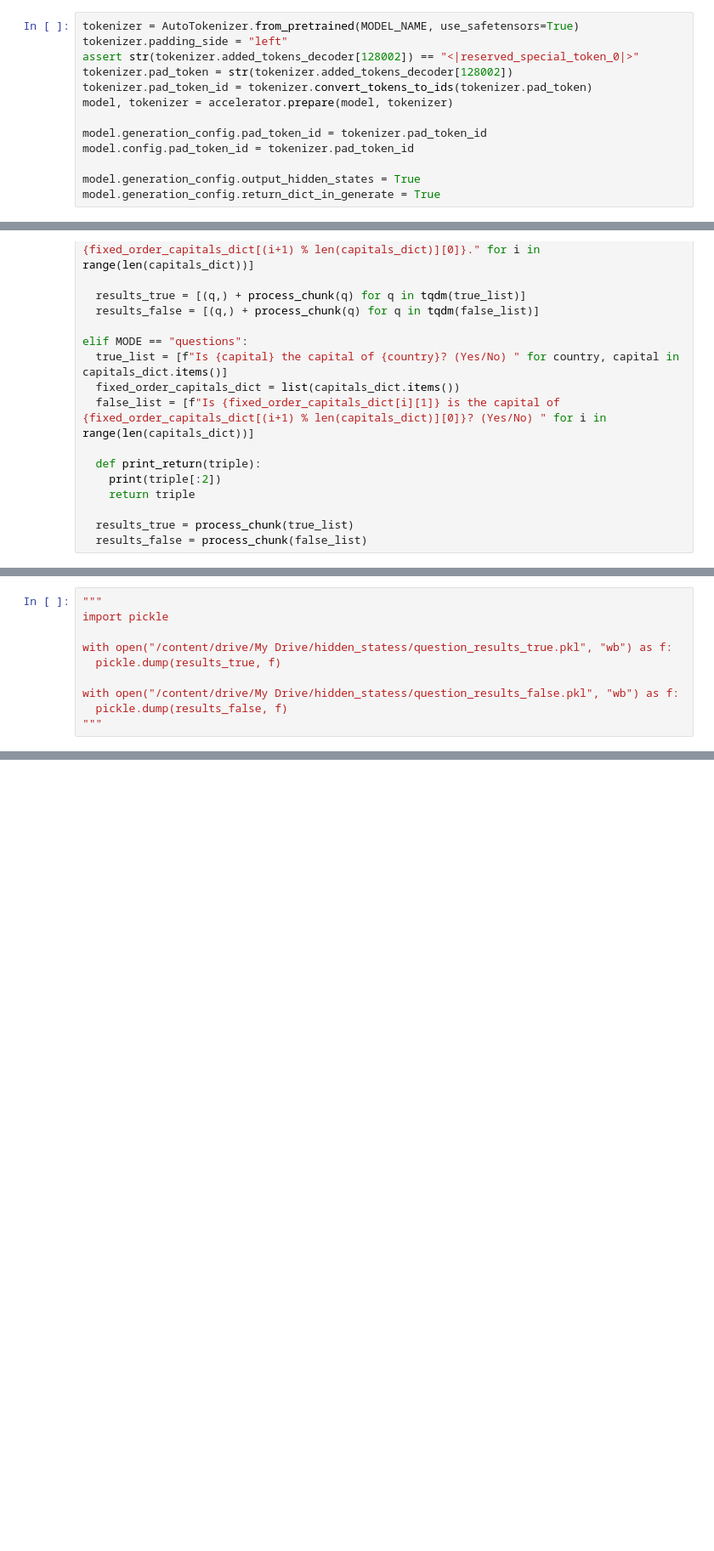
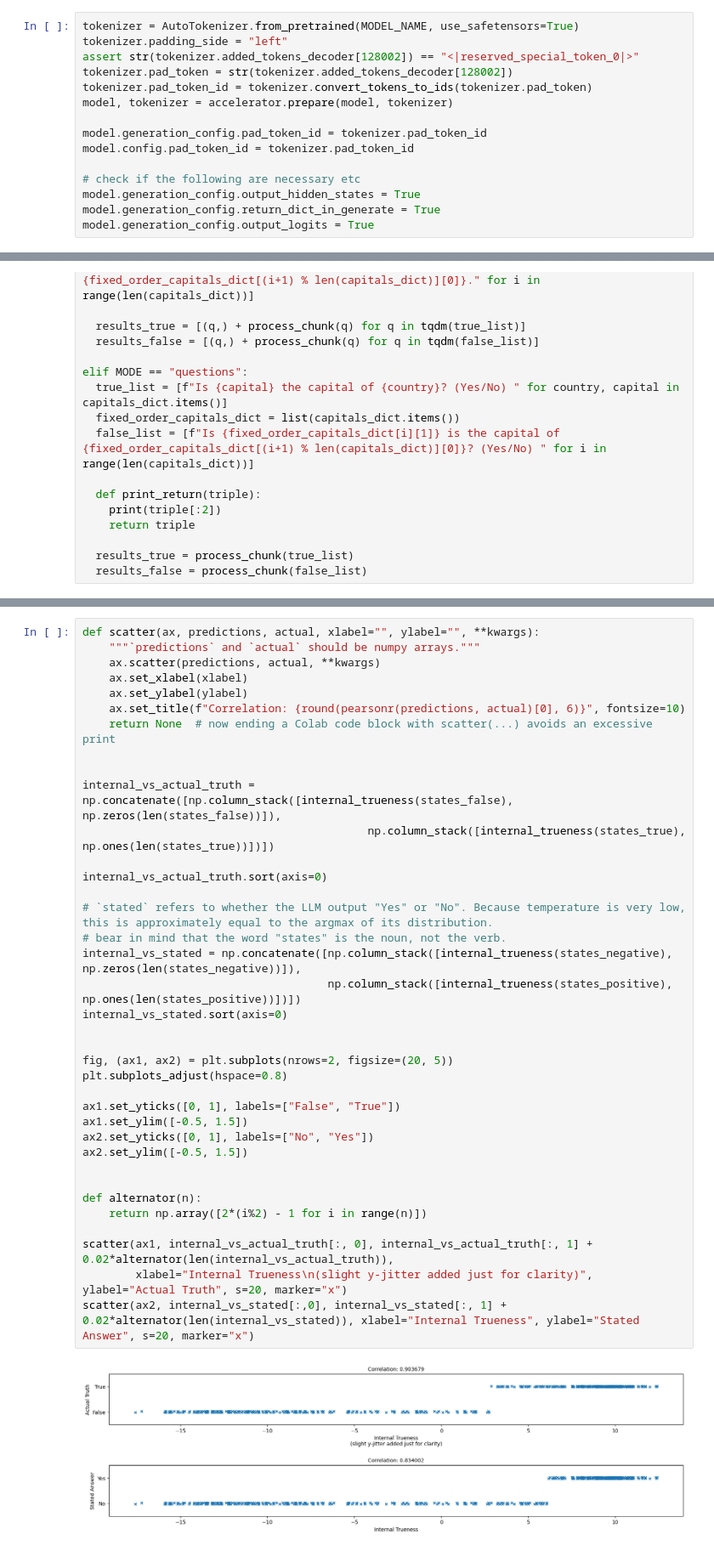
Before and after one commit to JDS289/BaLD4LLM, a Jupyter notebook: proj.ipynb, the cells around one changed output, grey strips where cells are left out. Shown: that part at 85% size. Drawn from its saved outputs; the diff is of its cells as text; blank space fills up the shorter version.

```diff
--- a/proj.ipynb
+++ b/proj.ipynb
@@ -56,6 +62,8 @@ model, tokenizer = accelerator.prepare(model, tokenizer)
 model.generation_config.pad_token_id = tokenizer.pad_token_id
 model.config.pad_token_id = tokenizer.pad_token_id
 
+# check if the following are necessary etc
 model.generation_config.output_hidden_states = True
 model.generation_config.return_dict_in_generate = True
+model.generation_config.output_logits = True
 # %%
@@ -139,10 +143,0 @@ states_neither = [r[2] for r in results_neither]
-# %%
-"""
-import pickle
-
-with open("/content/drive/My Drive/hidden_statess/question_results_true.pkl", "wb") as f:
-  pickle.dump(results_true, f)
-
-with open("/content/drive/My Drive/hidden_statess/question_results_false.pkl", "wb") as f:
-  pickle.dump(results_false, f)
-"""
@@ -212,0 +219,39 @@ Now try making a calibrated "answer with confidence" ability from this. Compare
+# %%
+def scatter(ax, predictions, actual, xlabel="", ylabel="", **kwargs):
+    """`predictions` and `actual` should be numpy arrays."""
+    ax.scatter(predictions, actual, **kwargs)
+    ax.set_xlabel(xlabel)
+    ax.set_ylabel(ylabel)
+    ax.set_title(f"Correlation: {round(pearsonr(predictions, actual)[0], 6)}", fontsize=10)
+    return None  # now ending a Colab code block with scatter(...) avoids an excessive print
+
+
+internal_vs_actual_truth = np.concatenate([np.column_stack([internal_trueness(states_false), np.zeros(len(states_false))]),
+                                           np.column_stack([internal_trueness(states_true), np.ones(len(states_true))])])
+
+internal_vs_actual_truth.sort(axis=0)
+
+# `stated` refers to whether the LLM output "Yes" or "No". Because temperature is very low, this is approximately equal to the argmax of its distribution.
+# bear in mind that the word "states" is the noun, not the verb.
+internal_vs_stated = np.concatenate([np.column_stack([internal_trueness(states_negative), np.zeros(len(states_negative))]),
+                                     np.column_stack([internal_trueness(states_positive), np.ones(len(states_positive))])])
+internal_vs_stated.sort(axis=0)
+
+
+fig, (ax1, ax2) = plt.subplots(nrows=2, figsize=(20, 5))
+plt.subplots_adjust(hspace=0.8)
+
+ax1.set_yticks([0, 1], labels=["False", "True"])
+ax1.set_ylim([-0.5, 1.5])
+ax2.set_yticks([0, 1], labels=["No", "Yes"])
+ax2.set_ylim([-0.5, 1.5])
+
+
+def alternator(n):
+    return np.array([2*(i%2) - 1 for i in range(n)])
+
+scatter(ax1, internal_vs_actual_truth[:, 0], internal_vs_actual_truth[:, 1] + 0.02*alternator(len(internal_vs_actual_truth)),
+        xlabel="Internal Trueness\n(slight y-jitter added just for clarity)", ylabel="Actual Truth", s=20, marker="x")
+scatter(ax2, internal_vs_stated[:,0], internal_vs_stated[:, 1] + 0.02*alternator(len(internal_vs_stated)), xlabel="Internal Trueness", ylabel="Stated Answer", s=20, marker="x")
+# %% [output]
+[figure, added]
```
Also changed, not shown: parts of 9 cells of this notebook.
